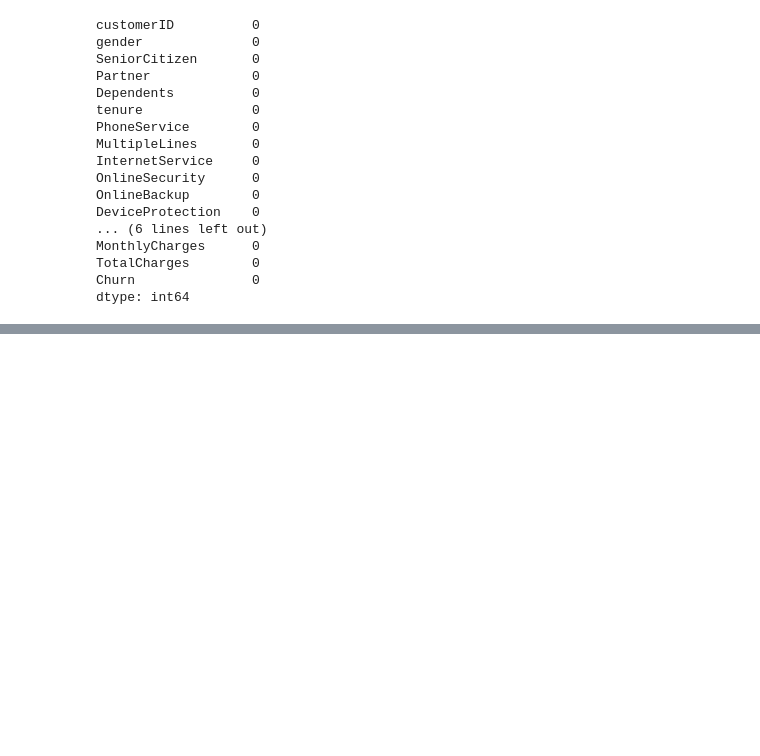
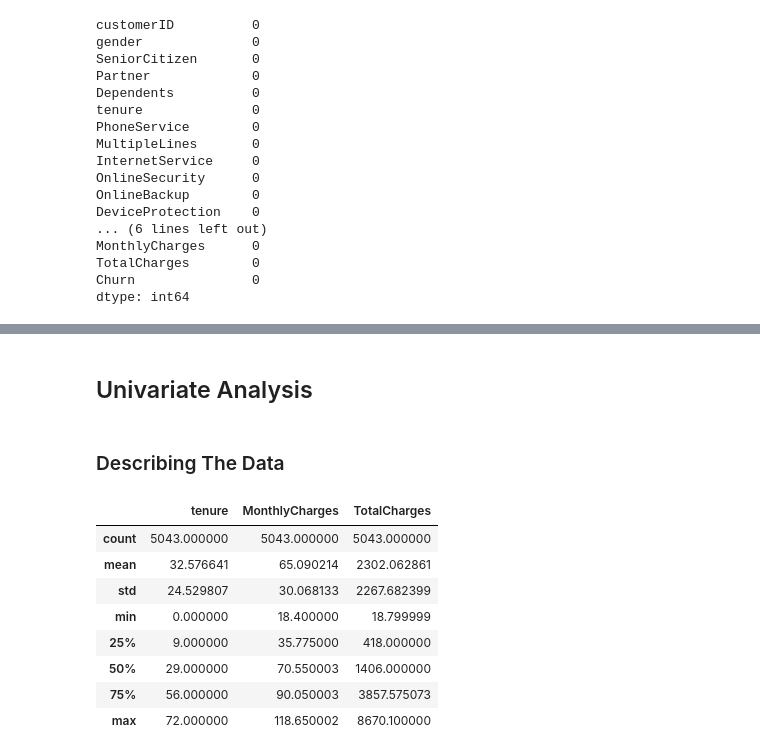
Before and after one commit to KodwoAmissah/Churn-Analysis-LP2-Project-, a Jupyter notebook: Code/Notebook/project.ipynb, the cells around one changed output, grey strips where cells are left out. Drawn from its saved outputs; the diff is of its cells as text; code cells hidden in the pictures; blank space fills up the shorter version.

```diff
--- a/Code/Notebook/project.ipynb
+++ b/Code/Notebook/project.ipynb
@@ -286,0 +593,16 @@ dtype: int64
+# %% [markdown]
+## Univariate Analysis
+# %% [markdown]
+### Describing The Data
+# %%
+Telco_churn.describe()
+# %% [output]
+|  | tenure | MonthlyCharges | TotalCharges |
+| count | 5043.000000 | 5043.000000 | 5043.000000 |
+| mean | 32.576641 | 65.090214 | 2302.062861 |
+| std | 24.529807 | 30.068133 | 2267.682399 |
+| min | 0.000000 | 18.400000 | 18.799999 |
+| 25% | 9.000000 | 35.775000 | 418.000000 |
+| 50% | 29.000000 | 70.550003 | 1406.000000 |
+| 75% | 56.000000 | 90.050003 | 3857.575073 |
+| max | 72.000000 | 118.650002 | 8670.100000 |
```
Also changed, not shown: parts of 55 cells of this notebook.
